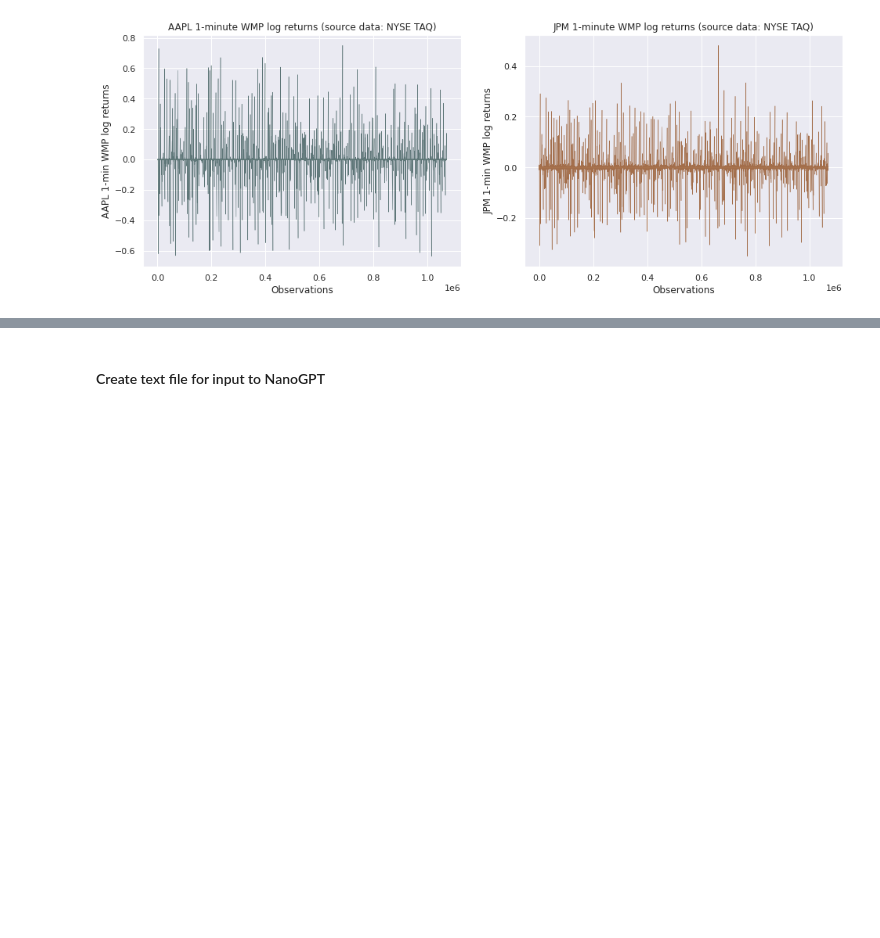
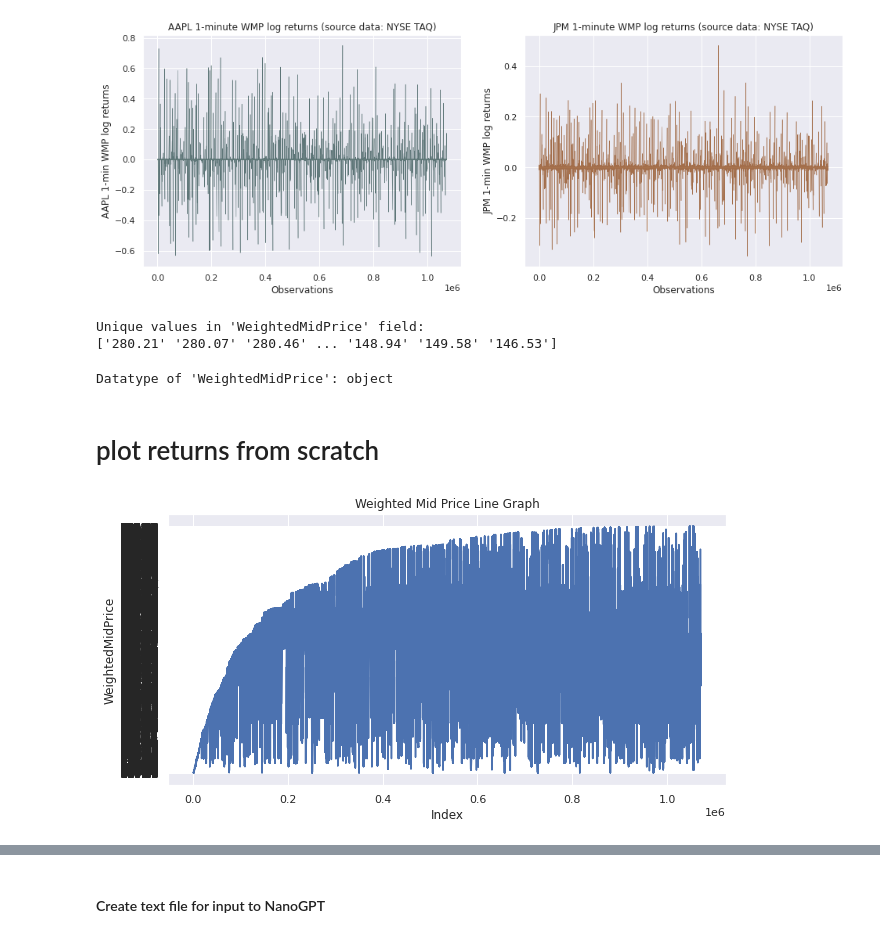
Before and after one commit to g-i-o-r-g-i-o/volgpt, a Jupyter notebook: volgpt_data.ipynb, the cells around one changed output, grey strips where cells are left out. Saved outputs shown, nothing was run; the diff lists cells and outputs as text; code cells hidden in the pictures; blank space fills up the shorter version.

```diff
--- a/volgpt_data.ipynb
+++ b/volgpt_data.ipynb
@@ -183,3 +178,28 @@ plt.show();
 # %% [output]
 [figure]
 [figure]
+# %%
+unique_values = df_data_AAPL['WeightedMidPrice'].unique()
+print("Unique values in 'WeightedMidPrice' field:")
+print(unique_values)
+# %% [output]
+Unique values in 'WeightedMidPrice' field:
+['280.21' '280.07' '280.46' ... '148.94' '149.58' '146.53']
+# %%
+column_dtype = df_data_AAPL['WeightedMidPrice'].dtype
+print("Datatype of 'WeightedMidPrice':", column_dtype)
+# %% [output]
+Datatype of 'WeightedMidPrice': object
+# %%
+df_data_AAPL['WeightedMidPrice'] = pd.to_numeric(df_data_AAPL['WeightedMidPrice'], errors='coerce')
+# %% [markdown]
+# plot returns from scratch
+# %%
+    plt.figure(figsize=(10, 5))
+    plt.plot(df_data_AAPL['WeightedMidPrice'])
+    plt.xlabel('Index')
+    plt.ylabel('WeightedMidPrice')
+    plt.title('Weighted Mid Price Line Graph')
+    plt.show()
+# %% [output]
+[figure, added]
```
Also changed, not shown: parts of 24 cells of this notebook, 1 other file.
